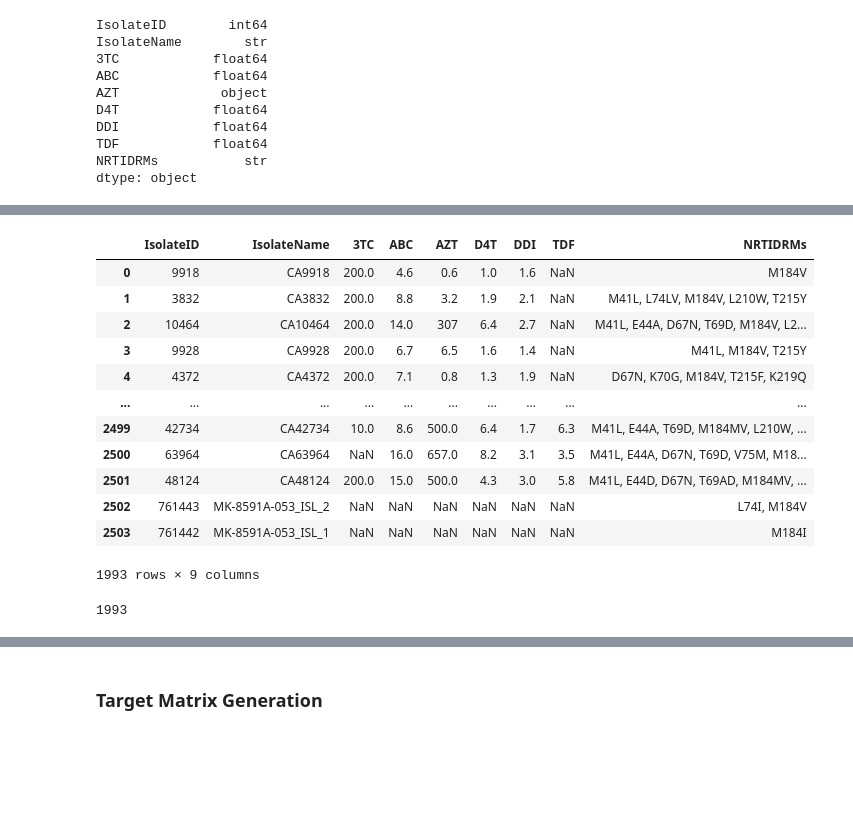
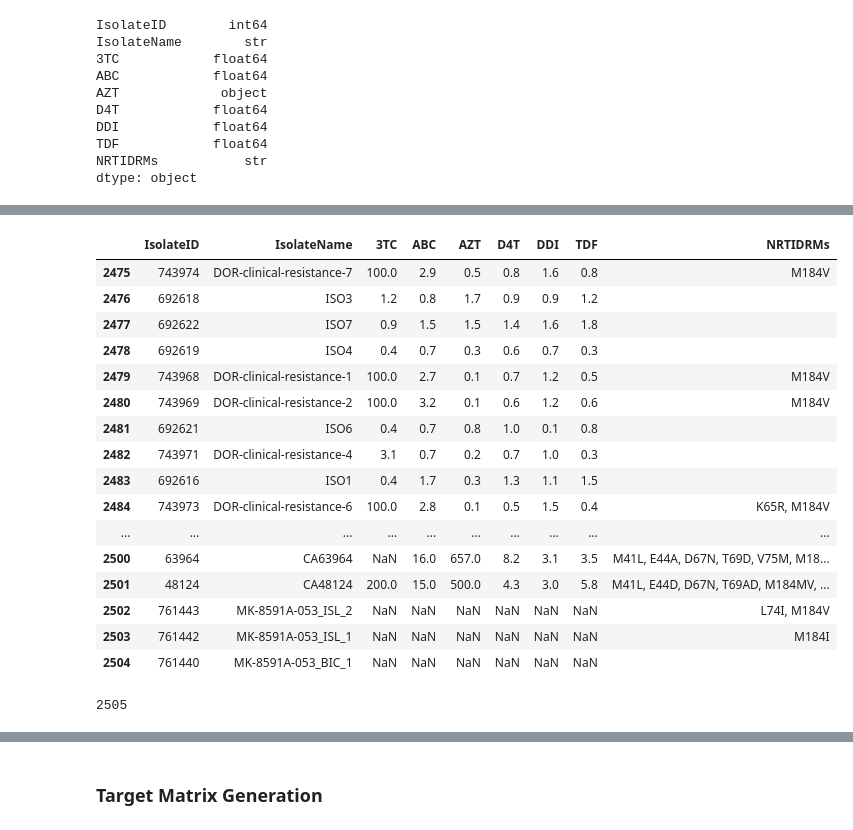
Before and after one commit to NoelOkumu/Eneza-Data-Science-Residential-training-2026, a Jupyter notebook: Day1/mutatio_profile1.ipynb, the cells around one changed output, grey strips where cells are left out. Cells and saved outputs as stored; diff of their text form; code cells hidden in the pictures; blank space fills up the shorter version.

```diff
--- a/Day1/mutatio_profile1.ipynb
+++ b/Day1/mutatio_profile1.ipynb
@@ -209,23 +220,31 @@ df_clean.head()
 # %%
 # Remove Isolates that lack NRTIDRMs
-df_clean.dropna(subset = ["NRTIDRMs"], inplace= True)
-df_clean
+#df_clean.dropna(subset = ["NRTIDRMs"], inplace= True)
+#df_clean
+
+#Replacing isolates that lack NRTIDRMs with empty strings
+df_clean["NRTIDRMs"] = df_clean["NRTIDRMs"].fillna(" ")
+df_clean.tail(n = 30)
 # %% [output]
 |  | IsolateID | IsolateName | 3TC | ABC | AZT | D4T | DDI | TDF | NRTIDRMs |
-| 0 | 9918 | CA9918 | 200.0 | 4.6 | 0.6 | 1.0 | 1.6 | NaN | M184V |
-| 1 | 3832 | CA3832 | 200.0 | 8.8 | 3.2 | 1.9 | 2.1 | NaN | M41L, L74LV, M184V, L210W, T215Y |
-| 2 | 10464 | CA10464 | 200.0 | 14.0 | 307 | 6.4 | 2.7 | NaN | M41L, E44A, D67N, T69D, M184V, L2... |
-| 3 | 9928 | CA9928 | 200.0 | 6.7 | 6.5 | 1.6 | 1.4 | NaN | M41L, M184V, T215Y |
-| 4 | 4372 | CA4372 | 200.0 | 7.1 | 0.8 | 1.3 | 1.9 | NaN | D67N, K70G, M184V, T215F, K219Q |
+| 2475 | 743974 | DOR-clinical-resistance-7 | 100.0 | 2.9 | 0.5 | 0.8 | 1.6 | 0.8 | M184V |
+| 2476 | 692618 | ISO3 | 1.2 | 0.8 | 1.7 | 0.9 | 0.9 | 1.2 |  |
+| 2477 | 692622 | ISO7 | 0.9 | 1.5 | 1.5 | 1.4 | 1.6 | 1.8 |  |
+| 2478 | 692619 | ISO4 | 0.4 | 0.7 | 0.3 | 0.6 | 0.7 | 0.3 |  |
+| 2479 | 743968 | DOR-clinical-resistance-1 | 100.0 | 2.7 | 0.1 | 0.7 | 1.2 | 0.5 | M184V |
+| 2480 | 743969 | DOR-clinical-resistance-2 | 100.0 | 3.2 | 0.1 | 0.6 | 1.2 | 0.6 | M184V |
+| 2481 | 692621 | ISO6 | 0.4 | 0.7 | 0.8 | 1.0 | 0.1 | 0.8 |  |
+| 2482 | 743971 | DOR-clinical-resistance-4 | 3.1 | 0.7 | 0.2 | 0.7 | 1.0 | 0.3 |  |
+| 2483 | 692616 | ISO1 | 0.4 | 1.7 | 0.3 | 1.3 | 1.1 | 1.5 |  |
+| 2484 | 743973 | DOR-clinical-resistance-6 | 100.0 | 2.8 | 0.1 | 0.5 | 1.5 | 0.4 | K65R, M184V |
 | ... | ... | ... | ... | ... | ... | ... | ... | ... | ... |
-| 2499 | 42734 | CA42734 | 10.0 | 8.6 | 500.0 | 6.4 | 1.7 | 6.3 | M41L, E44A, T69D, M184MV, L210W, ... |
 | 2500 | 63964 | CA63964 | NaN | 16.0 | 657.0 | 8.2 | 3.1 | 3.5 | M41L, E44A, D67N, T69D, V75M, M18... |
 | 2501 | 48124 | CA48124 | 200.0 | 15.0 | 500.0 | 4.3 | 3.0 | 5.8 | M41L, E44D, D67N, T69AD, M184MV, ... |
 | 2502 | 761443 | MK-8591A-053_ISL_2 | NaN | NaN | NaN | NaN | NaN | NaN | L74I, M184V |
 | 2503 | 761442 | MK-8591A-053_ISL_1 | NaN | NaN | NaN | NaN | NaN | NaN | M184I |
+| 2504 | 761440 | MK-8591A-053_BIC_1 | NaN | NaN | NaN | NaN | NaN | NaN |  |
-1993 rows × 9 columns
 # %%
 #Count Number of Isolates - Number reduced after pruning isolates lacking NRTI-DRMs
 df_clean["IsolateID"].nunique()
 # %% [output]
-1993
+2505
```
Also changed, not shown: parts of 16 cells of this notebook.
